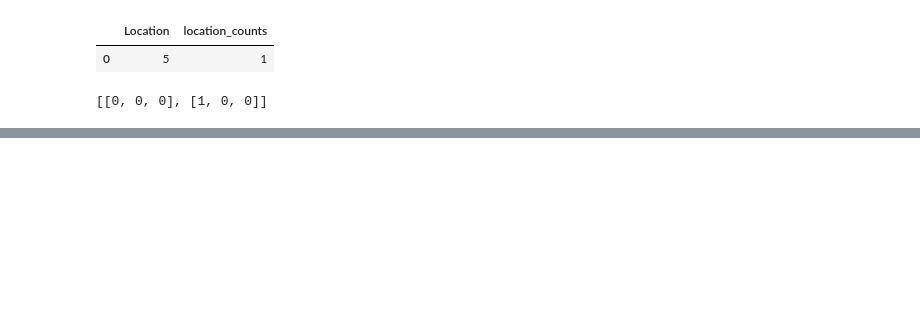
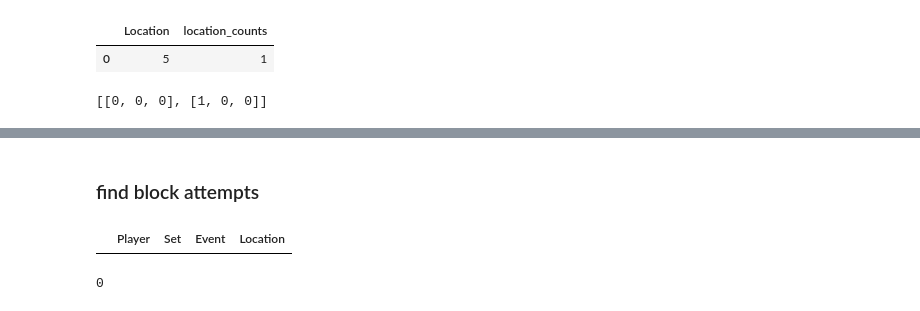
Before and after one commit to Bearded-Gecko/volleyball-dashboard, a Jupyter notebook: sandbox.ipynb, the cells around one changed output, grey strips where cells are left out. Saved outputs shown, nothing was run; the diff lists cells and outputs as text; code cells hidden in the pictures; blank space fills up the shorter version.

```diff
--- a/sandbox.ipynb
+++ b/sandbox.ipynb
@@ -254,0 +357,16 @@ print(rearranged_locations)
+# %% [markdown]
+### find block attempts
+# %%
+block_df = player_df[player_df['Event'] == 'block attempt'] #filter by block attempts
+
+display(block_df)
+
+block_counts = block_df.groupby("Event", as_index = False).agg(block_count = ("Event", 'count')) #aggregate count (sum) all block attempts
+blocks = block_counts['block_count'].sum() #take the summed aggregate count of block attempts
+
+
+
+display(blocks)
+# %% [output]
+|  | Player | Set | Event | Location |
+0
```
Also changed, not shown: parts of 8 cells of this notebook, 5 other files.
